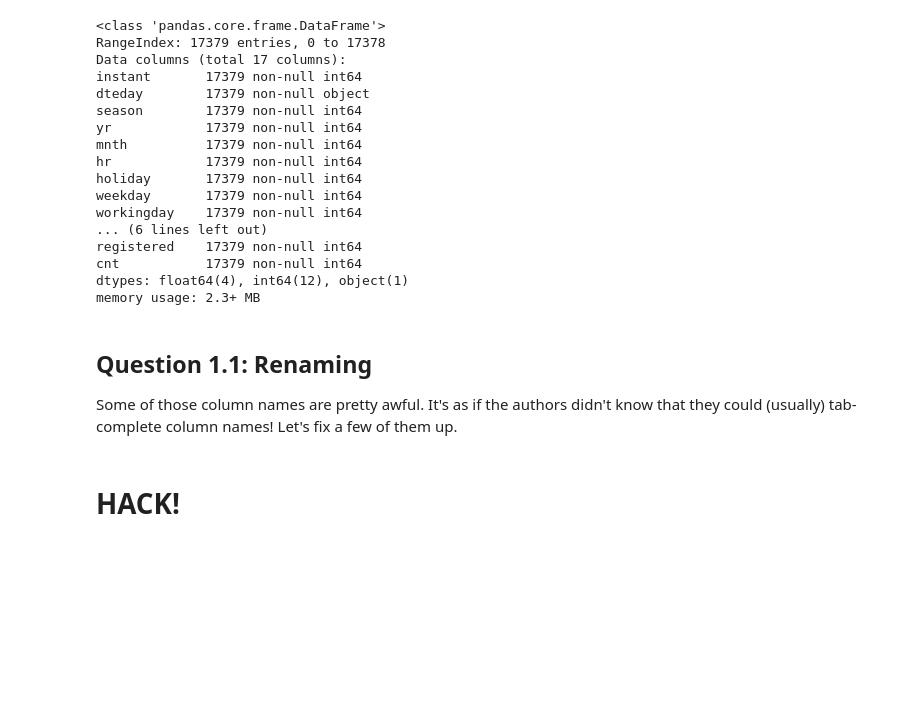
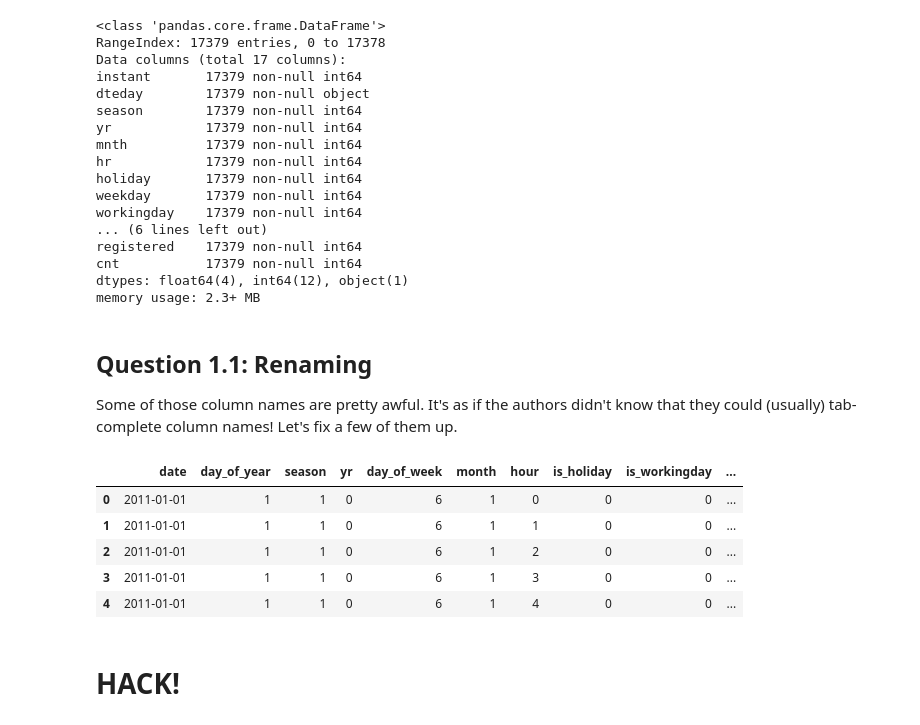
Before and after one commit to Calvin-Data-Science/data202, a Jupyter notebook: src/hw5/hw5_Reference.ipynb, the cells around one changed output. Saved outputs shown, nothing was run; the diff lists cells and outputs as text; code cells hidden in the pictures; blank space fills up the shorter version.

```diff
--- a/src/hw5/hw5_Reference.ipynb
+++ b/src/hw5/hw5_Reference.ipynb
@@ -48,21 +48,29 @@ Some of those column names are pretty awful. It's as if the authors didn't know
 # %%
 hourly_counts = hourly_counts_orig.rename(columns={
     'dteday': 'date',
     'hr': "hour",
     'mnth': "month",
     'weekday': "day_of_week",
     'holiday': "is_holiday",
     'workingday': "is_workingday",
     'weathersit': "precip_type",
     "hum": "humidity",
     'cnt': "rides"
 }).drop(["instant", "casual", "registered"], axis=1)
 hourly_counts['day_of_year'] = pd.to_datetime(hourly_counts['date']).dt.dayofyear
 cols = list(hourly_counts.columns)
 cols.insert(1, cols.pop(cols.index("day_of_year")))
 cols.insert(4, cols.pop(cols.index("day_of_week")))
 cols.insert(4, cols.pop(cols.index("day_of_week")))
 hourly_counts = hourly_counts[cols]
+hourly_counts.head()
+# %% [output]
+|  | date | day_of_year | season | yr | day_of_week | month | hour | is_holiday | is_workingday | ... |
+| 0 | 2011-01-01 | 1 | 1 | 0 | 6 | 1 | 0 | 0 | 0 | ... |
+| 1 | 2011-01-01 | 1 | 1 | 0 | 6 | 1 | 1 | 0 | 0 | ... |
+| 2 | 2011-01-01 | 1 | 1 | 0 | 6 | 1 | 2 | 0 | 0 | ... |
+| 3 | 2011-01-01 | 1 | 1 | 0 | 6 | 1 | 3 | 0 | 0 | ... |
+| 4 | 2011-01-01 | 1 | 1 | 0 | 6 | 1 | 4 | 0 | 0 | ... |
 # %%
 assert hourly_counts['hour'].max() == 23
 assert hourly_counts['rides'].max() > 900
```
Also changed, not shown: 1 other file.
